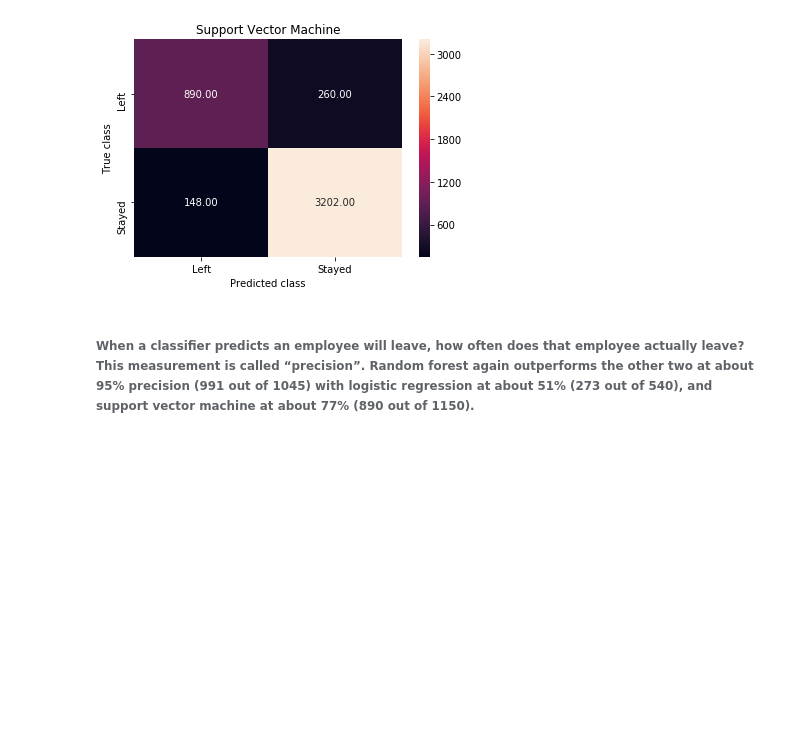
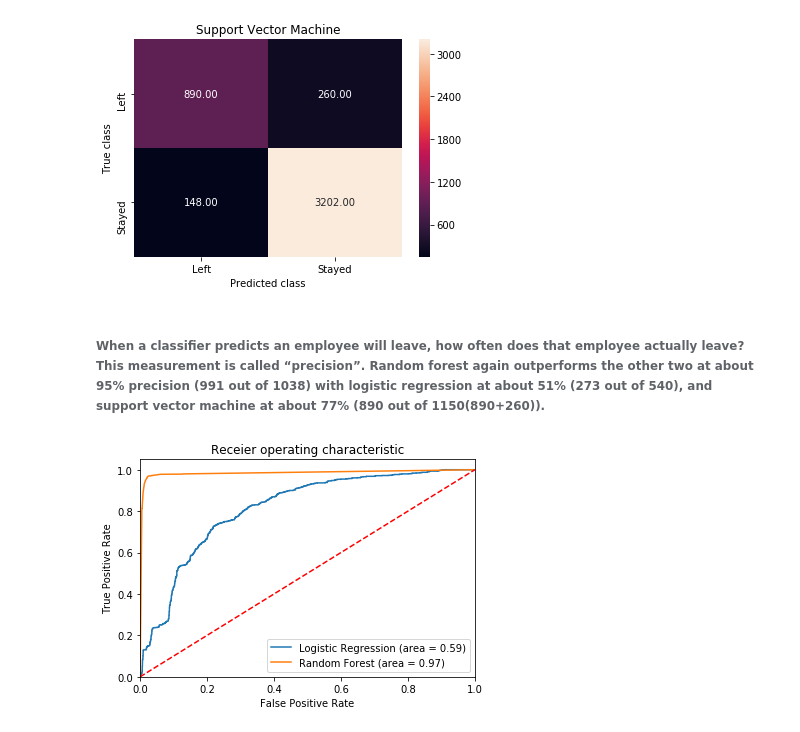
Before and after one commit to sarsiz/Data_Science_Personal_Projects, a Jupyter notebook: HR Project/HR EDA.ipynb, the cells around one changed output. Saved outputs shown, nothing was run; the diff lists cells and outputs as text; code cells hidden in the pictures; blank space fills up the shorter version.

```diff
--- a/HR Project/HR EDA.ipynb
+++ b/HR Project/HR EDA.ipynb
@@ -396,4 +396,28 @@ plt.savefig('support_vector_machine')
 # %% [output]
 [figure]
 # %% [markdown]
-###### When a classifier predicts an employee will leave, how often does that employee actually leave? This measurement is called “precision”. Random forest again outperforms the other two at about 95% precision (991 out of 1045) with logistic regression at about 51% (273 out of 540), and support vector machine at about 77% (890 out of 1150).
+###### When a classifier predicts an employee will leave, how often does that employee actually leave? This measurement is called “precision”. Random forest again outperforms the other two at about 95% precision (991 out of 1038) with logistic regression at about 51% (273 out of 540), and support vector machine at about 77% (890 out of 1150(890+260)).
+# %%
+from sklearn.metrics import roc_auc_score
+from sklearn.metrics import roc_curve
+
+logit_roc_auc = roc_auc_score(y_test, logreg.predict(X_test))
+fpr, tpr, thresholds = roc_curve(y_test, logreg.predict_proba(X_test)[:,1])
+
+rf_roc_auc = roc_auc_score(y_test, rf.predict(X_test))
+rf_fpr, rf_tpr, rf_thresholds = roc_curve(y_test, rf.predict_proba(X_test)[:,1])
+
+plt.figure()
+plt.plot(fpr, tpr, label='Logistic Regression (area = %0.2f)' % logit_roc_auc)
+plt.plot(rf_fpr, rf_tpr, label='Random Forest (area = %0.2f)' % rf_roc_auc)
+plt.plot([0,1], [0,1], 'r--')
+plt.xlim([0.0,1.0])
+plt.ylim([0.0,1.05])
+plt.xlabel('False Positive Rate')
+plt.ylabel('True Positive Rate')
+plt.title('Receier operating characteristic')
+plt.legend(loc="lower right")
+plt.savefig('ROC')
+plt.show()
+# %% [output]
+[figure, added]
```
Also changed, not shown: parts of 2 cells of this notebook, 2 other files.
